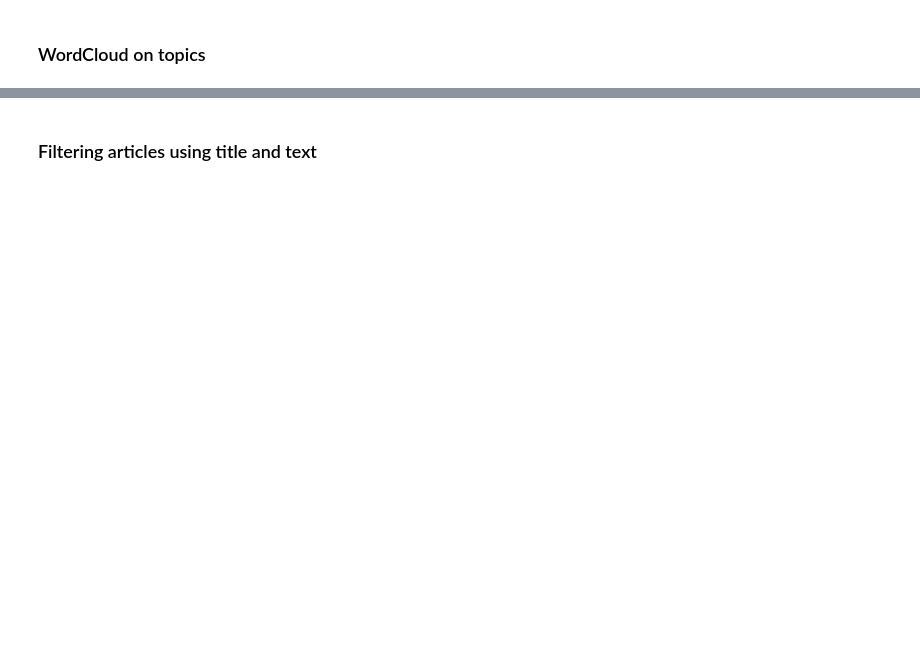
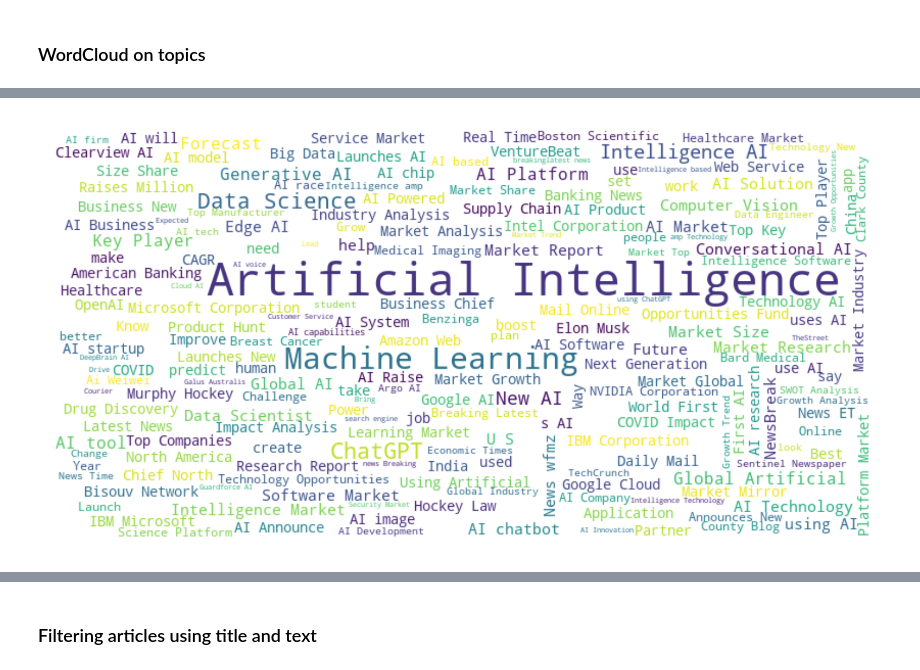
Before and after one commit to hjiangAnthony/nlp_AI_news_anlaysis, a Jupyter notebook: Scripts/nlp_final_1_02_EDA_cleaning.ipynb, the cells around one changed output, grey strips where cells are left out. Drawn from its saved outputs; the diff is of its cells as text; code cells hidden in the pictures; blank space fills up the shorter version.

```diff
--- a/Scripts/nlp_final_1_02_EDA_cleaning.ipynb
+++ b/Scripts/nlp_final_1_02_EDA_cleaning.ipynb
@@ -72,19 +91,21 @@ print ("There are {} words in the combination of all review.".format(len(text)))
 # %%
 # ref: https://www.datacamp.com/tutorial/wordcloud-python
 
 # Create stopword list:
 stopwords = set(STOPWORDS)
 stopwords.update(["drink", "now", "wine", "flavor", "flavors"])
 
 # Generate a word cloud image
 wordcloud = WordCloud(stopwords=stopwords, background_color="white", width=800, height=400).generate(text)
 
 # Display the generated image:
 # the matplotlib way (set dpi=100)
-plt.figure(dpi=100)
+plt.figure(dpi=300)
 plt.imshow(wordcloud, interpolation='bilinear')
 plt.axis("off")
 plt.show()
+# %% [output]
+[figure, added]
 # %%
 # Create a WordCloud object
 wc = WordCloud(stopwords=stopwords, background_color="white")
```
Also changed, not shown: parts of 37 cells of this notebook, 1 other file.
